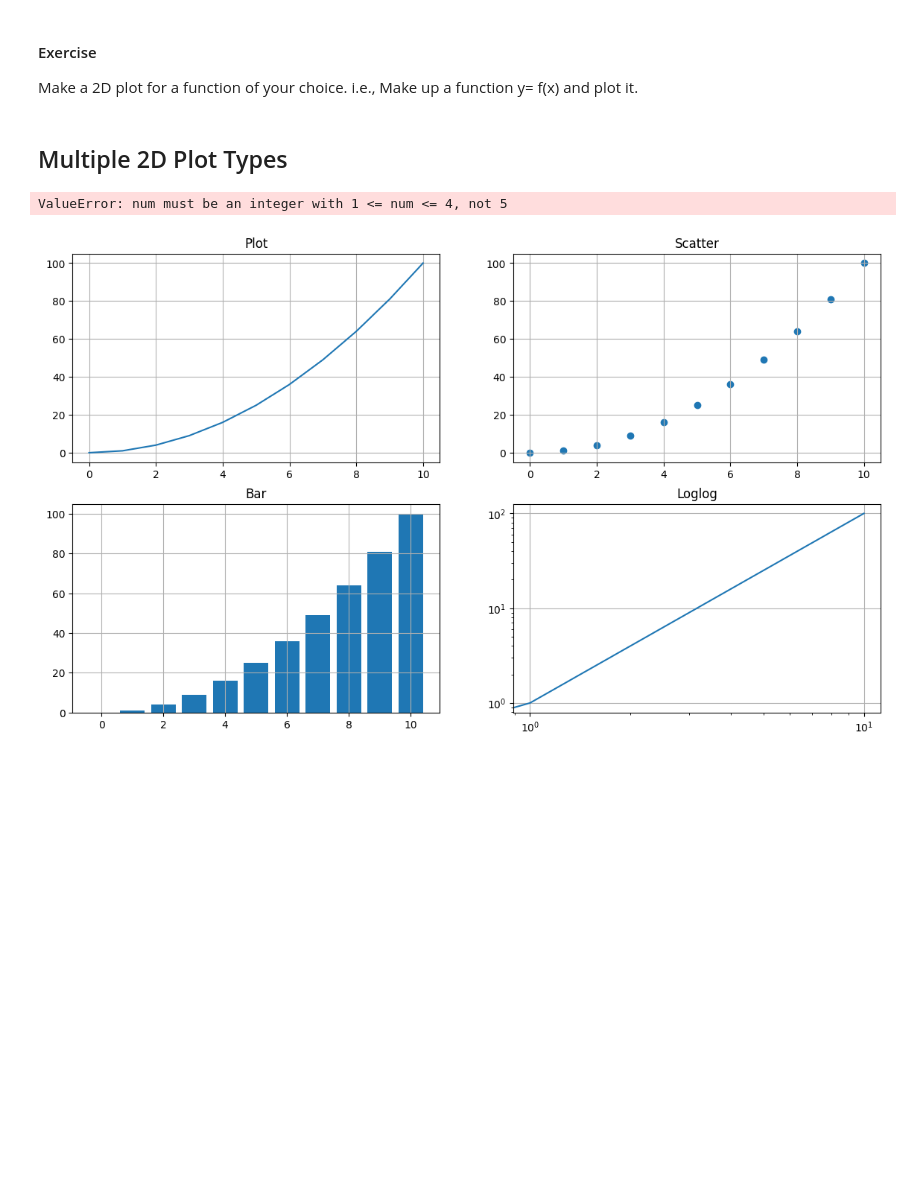
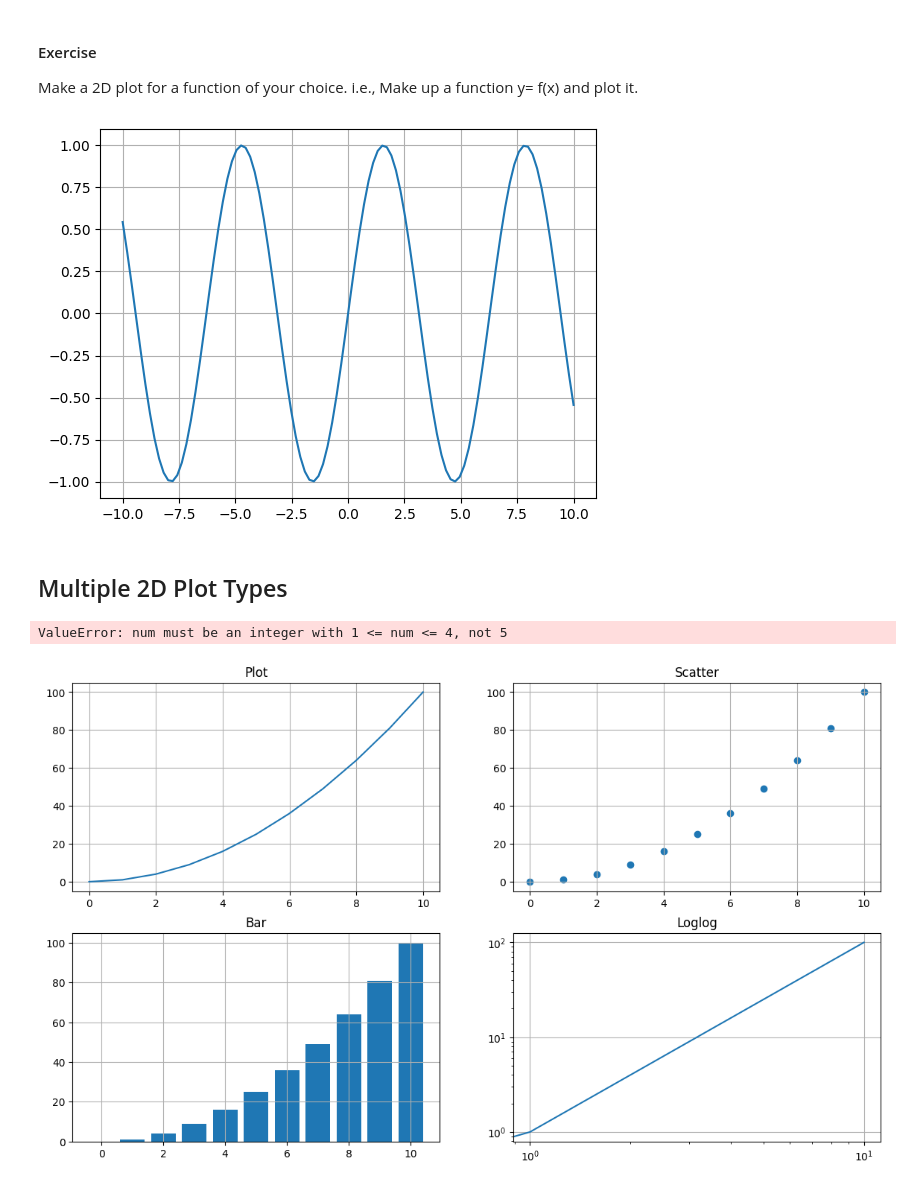
Before and after one commit to Mermaid8008/Lecture6Exercise, a Jupyter notebook: Lecture 6_python_plotting.ipynb, the cells around one changed output. Cells and saved outputs as stored; diff of their text form; code cells hidden in the pictures; blank space fills up the shorter version.

```diff
--- a/Lecture 6_python_plotting.ipynb
+++ b/Lecture 6_python_plotting.ipynb
@@ -206,6 +269,15 @@ Note: you may need to restart the kernel to use updated packages.
 Make a 2D plot for a function of your choice. i.e., Make up a function y= f(x) and plot it.
 # %%
 # Your code here
+import matplotlib.pyplot as plt
+import numpy as np
+
+x = np.linspace(-10, 10, 100) # left & right limit is 10, with 100 points in between
+y = np.sin(x) # function to be graphed
+plt.plot(x,y) # plots points then draws line through
+plt.grid()
+# %% [output]
+[figure, added]
 # %% [markdown]
 ## Multiple 2D Plot Types
 # %%
```
Also changed, not shown: parts of 12 cells of this notebook.
